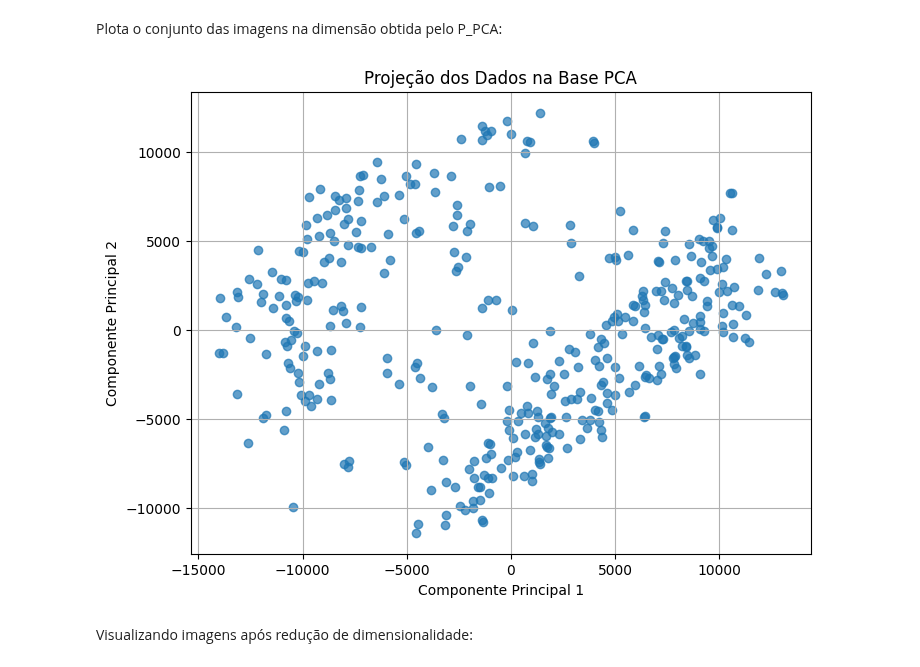
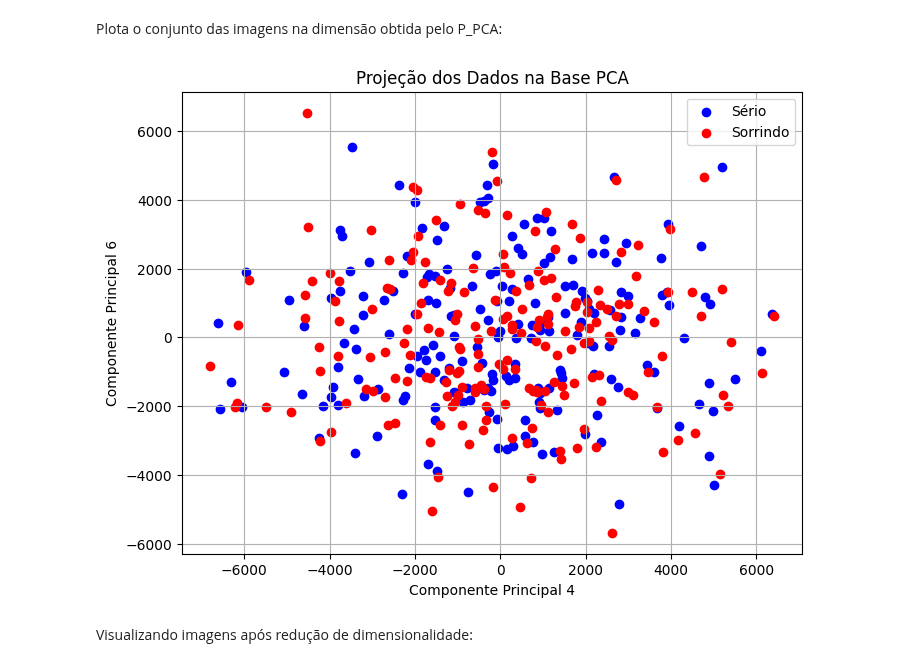
Before and after one commit to lorran-araujo/LNCC, a Jupyter notebook: disciplinas/processamento-imagens/lista-2/exercicio2.ipynb, the cells around one changed output. Saved outputs shown, nothing was run; the diff lists cells and outputs as text; code cells hidden in the pictures.

```diff
--- a/disciplinas/processamento-imagens/lista-2/exercicio2.ipynb
+++ b/disciplinas/processamento-imagens/lista-2/exercicio2.ipynb
@@ -38,8 +38,18 @@ Carregando conjunto de imagens:
 image_dir = './fei-database/'
 images = []
 image_paths = []
+labels=[]
 
 for img_name in os.listdir(image_dir):
+    if img_name[-5] == 'a':
+        label = 0  # Classe 0 para sério
+    elif img_name[-5] == 'b':
+        label = 1  # Classe 1 para sorrindo
+    else:
+        continue
+
+    labels.append(label)
+
     img_path = os.path.join(image_dir, img_name)
     img = Image.open(img_path)
     img = img.resize((260, 360))
@@ -48,5 +58,6 @@ for img_name in os.listdir(image_dir):
     image_paths.append(img_path)
 
 images = np.array(images)
-images.shape
+labels = np.array(labels)
+images.shape, labels.shape
 # %% [output]
@@ -97,7 +108,7 @@ plot_images(images_preproces)
 # %% [markdown]
 Treinando o PCA:
 # %%
-pca_small_size = PCAAnalysis(images_preproces)
+pca_small_size = PCAAnalysis(images_preproces, labels)
 pca_small_size.fit();
 # %% [markdown]
 Plotando imagens com apenas a componente principal:
@@ -119,9 +130,9 @@ pca_small_size.truncate();
 # %% [markdown]
 Plota o conjunto das imagens na dimensão obtida pelo P_PCA:
 # %%
-pca_small_size.plot_pca_projection()
+pca_small_size.plot_pca_projection(dim1=3, dim2=5)
 # %% [output]
-[figure, old version]
+[figure, new version]
 # %% [markdown]
 Visualizando imagens após redução de dimensionalidade:
 # %%
```
Also changed, not shown: parts of 2 cells of this notebook, 3 other files.
